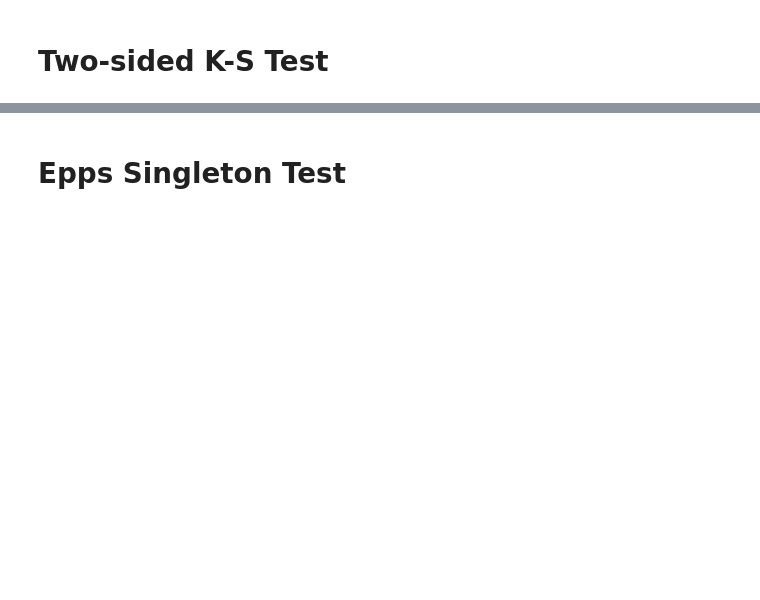
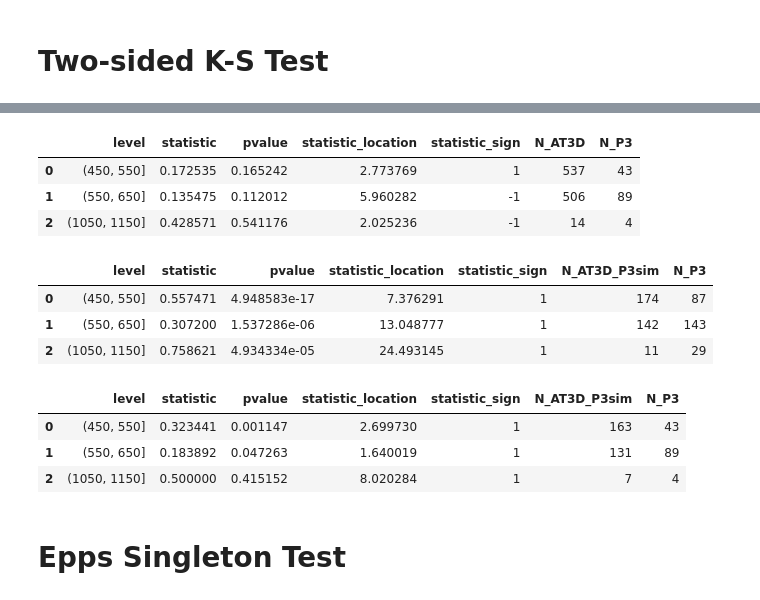
Before and after one commit to jlun17/misr-at3d-camp2ex, a Jupyter notebook: notebooks/investigation/single_retrieval/CAMP2Ex_insitu.ipynb, the cells around one changed output, grey strips where cells are left out. Drawn from its saved outputs; the diff is of its cells as text; code cells hidden in the pictures; blank space fills up the shorter version.

```diff
--- a/notebooks/investigation/single_retrieval/CAMP2Ex_insitu.ipynb
+++ b/notebooks/investigation/single_retrieval/CAMP2Ex_insitu.ipynb
@@ -184,7 +275,8 @@ at3d_vc = r.solvers_retrieval[0.67].medium['cloud'].min_optical_path.to_datafram
 at3d_ext = r.solvers_retrieval[0.67].medium['cloud'].extinction.to_dataframe()
 at3d_cloud = pd.merge(at3d_vc.reset_index(), at3d_ext.reset_index(), on=['x','y','z'])
 at3d_cloud = at3d_cloud[at3d_cloud['extinction'] > 0.3]
-at3d_cloud = at3d_cloud[at3d_cloud['min_optical_path'] < 5] # Remove AT3D veiled core
+at3d_cloud['isVeiled'] = at3d_cloud['min_optical_path'] >= 5
+# at3d_cloud = at3d_cloud[at3d_cloud['min_optical_path'] < 5] # Remove AT3D veiled core
 at3d_cloud['x'] *= 1000
 at3d_cloud['y'] *= 1000
 at3d_cloud['z'] *= 1000
@@ -230,6 +322,7 @@ p3['forward_optical_path'] = g.cumsum()
 p3['backward_optical_path'] = g.apply(lambda s: s[::-1].cumsum()[::-1]).reset_index(level=0, drop=True)
 p3['optical_path'] = p3[['forward_optical_path', 'backward_optical_path']].min(axis=1)
 p3['pass_length'] = p3.groupby('cloud_pass')['Length_m'].transform('sum')
+p3['isVeiled'] = p3['optical_path'] >= 5
 
 start_time = pd.to_datetime('2019-10-02 00:00:00')
 end_time = pd.to_datetime('2019-10-02 02:00:00')
@@ -237,6 +330,7 @@ end_time = pd.to_datetime('2019-10-02 02:00:00')
 bins = np.arange(350, 1251, 100)
 p3['altitude_bin'] = pd.cut(p3['GPS_Altitude'], bins=bins)
 at3d_cloud['altitude_bin'] = pd.cut(at3d_cloud['z'], bins=bins)
+p3_sim['altitude_bin'] = pd.cut(p3_sim['z'], bins=bins)
 
 p3_subset = p3[
     # (p3['N_L'] > 10000)
@@ -244,7 +338,7 @@ p3_subset = p3[
     & (p3.index > start_time)
     & (p3.index < end_time)
     & (p3['GPS_Altitude'] < 1250)
-    & (p3['optical_path'] < 5)       # Remove P3 veiled core
+    # & (p3['optical_path'] < 5)       # Remove P3 veiled core
     # & (p3['pass_length'] < 3600)
 ]
 
@@ -304,0 +453,28 @@ ks_stats
+# %%
+def kstest(ds1, ds1_name, ds1_var, ds2, ds2_name, ds2_var, bins, nsamp=0):
+    rows = []
+    for i in range(len(bins) - 1):
+        level = pd.Interval(left=bins[i], right=bins[i+1], closed='right')
+        ds1_tmp = ds1.loc[ds1['altitude_bin'] == level, ds1_var]
+        ds2_tmp = ds2.loc[ds2['altitude_bin'] == level, ds2_var]
+        if((len(ds1_tmp) > nsamp) & (len(ds2_tmp) > nsamp)):
+            result = stats.ks_2samp(ds1_tmp, ds2_tmp, method='exact')
+            row = {
+                'level': level,
+                'statistic': result.statistic,
+                'pvalue': result.pvalue,
+                'statistic_location': result.statistic_location,
+                'statistic_sign': result.statistic_sign,
+                f'N_{ds1_name}': len(ds1_tmp),
+                f'N_{ds2_name}': len(ds2_tmp)
+            }
+            rows.append(row)
+    ks_stats = pd.DataFrame(rows, columns=[n for n in row])
+    # ks_stats['alpha'] = 2*np.exp((-2*ks_stats['M_p3']*ks_stats['statistic']**2)/(1+(ks_stats['M_p3']/ks_stats['N_at3d'])))
+    return ks_stats
+# %%
+nsamp = 10
+at3dVp3 = kstest(at3d_cloud,'AT3D','extinction',p3_subset,'P3','ext_km',bins,nsamp=nsamp)
+at3dVp3_vc = kstest(at3d_cloud[at3d_cloud['isVeiled'] == False],'AT3D','extinction',p3_subset[p3_subset['isVeiled'] == False],'P3','ext_km',bins,nsamp=3)
+p3simVp3 = kstest(p3_sim[p3_sim['extinction'] > 0.3],'AT3D_P3sim','extinction',p3_subset,'P3','ext_km',bins,nsamp=nsamp)
+p3simVp3_vc = kstest(p3_sim[(p3_sim['extinction'] > 0.3) & (p3_sim['isVeiled'] == False)],'AT3D_P3sim','extinction',p3_subset[p3_subset['isVeiled'] == False],'P3','ext_km',bins,nsamp=3)
@@ -305,3 +488,24 @@ ks_stats
+# %%
+at3dVp3_vc
+# %% [output]
+|  | level | statistic | pvalue | statistic_location | statistic_sign | N_AT3D | N_P3 |
+| 0 | (450, 550] | 0.172535 | 0.165242 | 2.773769 | 1 | 537 | 43 |
+| 1 | (550, 650] | 0.135475 | 0.112012 | 5.960282 | -1 | 506 | 89 |
+| 2 | (1050, 1150] | 0.428571 | 0.541176 | 2.025236 | -1 | 14 | 4 |
+# %%
+p3simVp3
+# %% [output]
+|  | level | statistic | pvalue | statistic_location | statistic_sign | N_AT3D_P3sim | N_P3 |
+| 0 | (450, 550] | 0.557471 | 4.948583e-17 | 7.376291 | 1 | 174 | 87 |
+| 1 | (550, 650] | 0.307200 | 1.537286e-06 | 13.048777 | 1 | 142 | 143 |
+| 2 | (1050, 1150] | 0.758621 | 4.934334e-05 | 24.493145 | 1 | 11 | 29 |
+# %%
+p3simVp3_vc
+# %% [output]
+|  | level | statistic | pvalue | statistic_location | statistic_sign | N_AT3D_P3sim | N_P3 |
+| 0 | (450, 550] | 0.323441 | 0.001147 | 2.699730 | 1 | 163 | 43 |
+| 1 | (550, 650] | 0.183892 | 0.047263 | 1.640019 | 1 | 131 | 89 |
+| 2 | (1050, 1150] | 0.500000 | 0.415152 | 8.020284 | 1 | 7 | 4 |
 # %% [markdown]
 # Epps Singleton Test
 # %%
```
Also changed, not shown: parts of 13 cells of this notebook, 1 other file.
